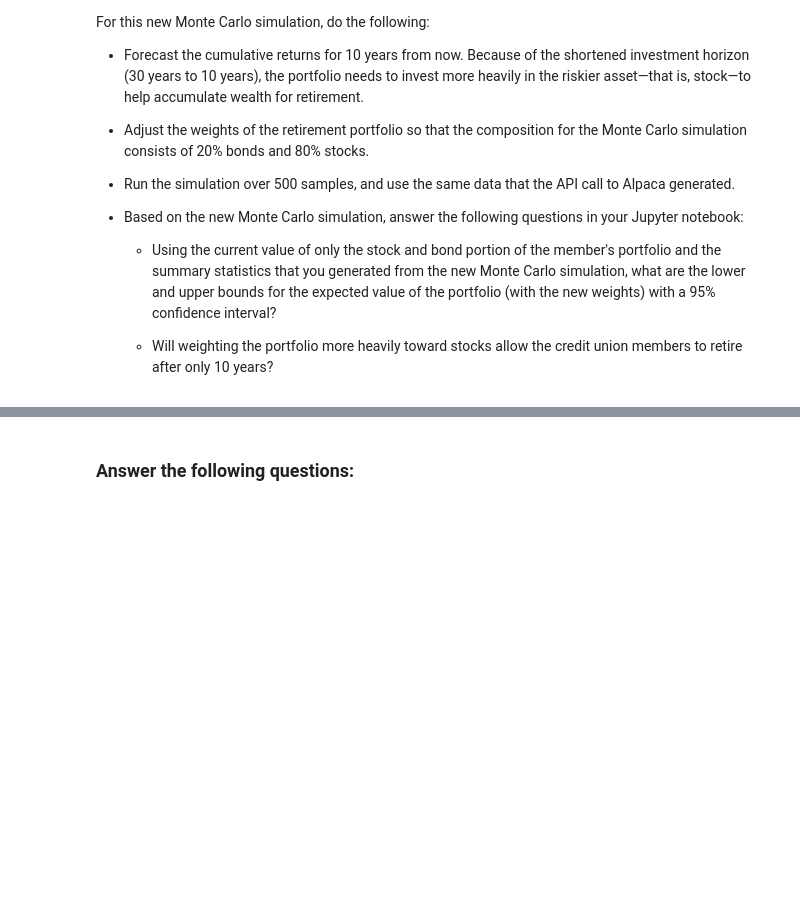
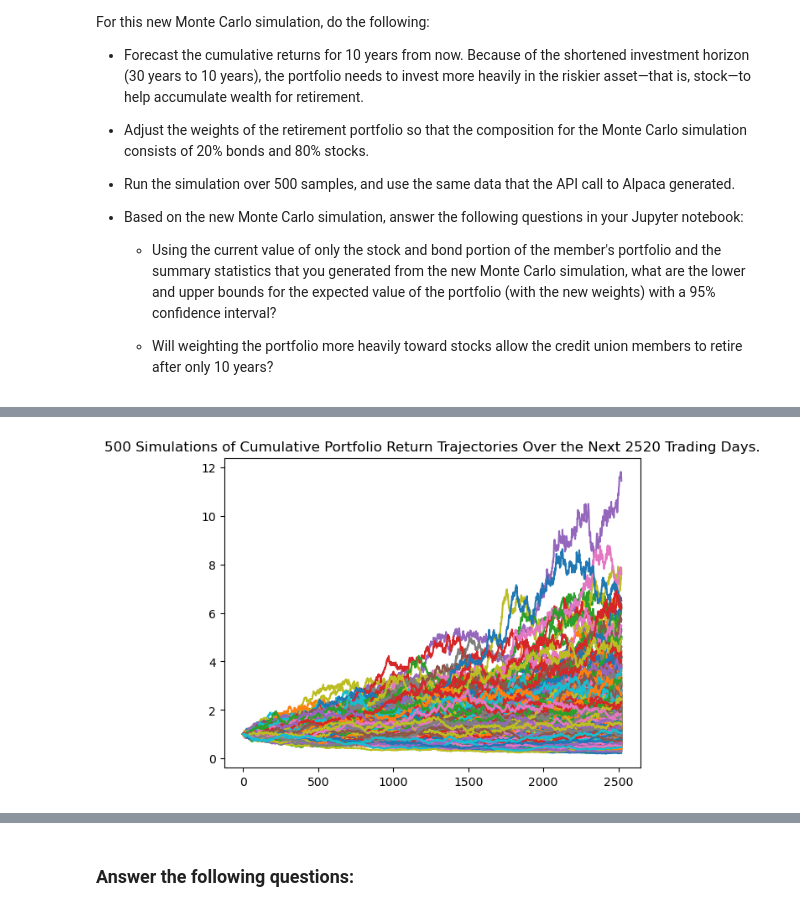
Before and after one commit to tlchampion/moduel5_challenge, a Jupyter notebook: financial_planning_tools.ipynb, the cells around one changed output, grey strips where cells are left out. Drawn from its saved outputs; the diff is of its cells as text; code cells hidden in the pictures; blank space fills up the shorter version.

```diff
--- a/financial_planning_tools.ipynb
+++ b/financial_planning_tools.ipynb
@@ -548,6 +646,12 @@ For this new Monte Carlo simulation, do the following:
 # The weights should be split 20% to AGG and 80% to SPY.
 # Run 500 samples.
 # YOUR CODE HERE
-
+MC_10year = MCSimulation(
+    portfolio_data = df_3years,
+    weights=[.80,.20],
+    num_simulation = 500,
+    num_trading_days = 252*10
+)
 # Review the simulation input data
 # YOUR CODE HERE
+MC_10year.portfolio_data.head()
@@ -557,7 +695,10 @@ For this new Monte Carlo simulation, do the following:
 # %%
 # Visualize the 10-year Monte Carlo simulation by creating an
 # overlay line plot
 # YOUR CODE HERE
+MC_line_plot_10year = MC_10year.plot_simulation()
+# %% [output]
+[figure, added]
 # %%
 # Visualize the probability distribution of the 10-year Monte Carlo simulation
 # by plotting a histogram
```
Also changed, not shown: parts of 29 cells of this notebook, 2 other files.
